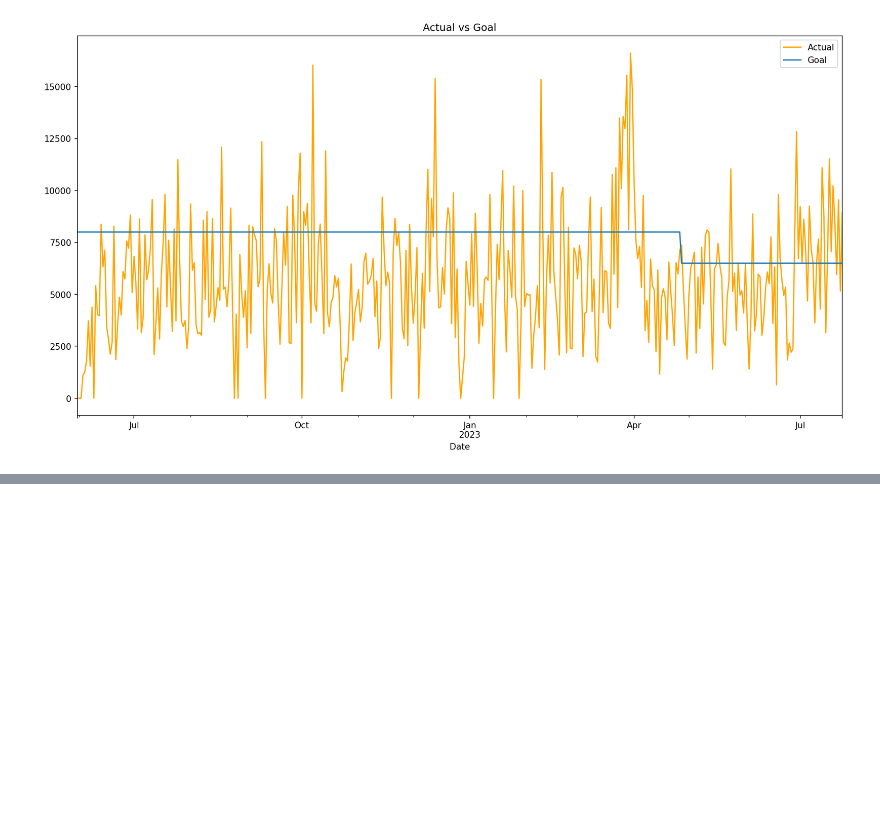
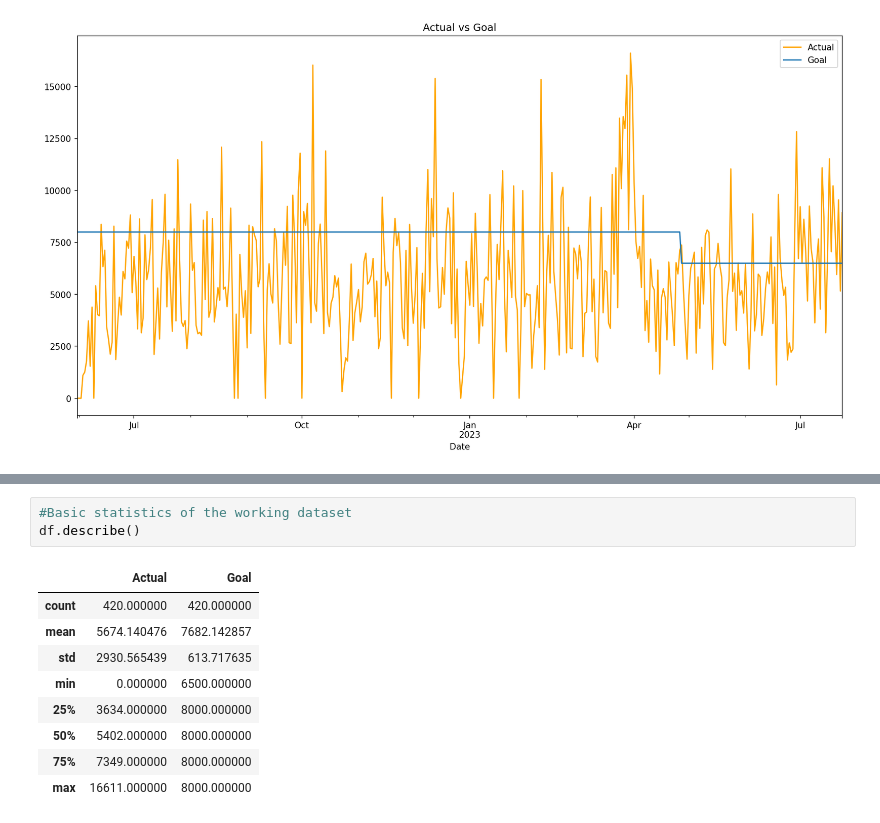
Before and after one commit to Genesis801/Time_Series_Forecasting, a Jupyter notebook: notebooks/work.ipynb, the cells around one changed output, grey strips where cells are left out. Saved outputs shown, nothing was run; the diff lists cells and outputs as text; blank space fills up the shorter version.

```diff
--- a/notebooks/work.ipynb
+++ b/notebooks/work.ipynb
@@ -84,0 +127,13 @@ plt.legend()
+# %%
+#Basic statistics of the working dataset
+df.describe()
+# %% [output]
+|  | Actual | Goal |
+| count | 420.000000 | 420.000000 |
+| mean | 5674.140476 | 7682.142857 |
+| std | 2930.565439 | 613.717635 |
+| min | 0.000000 | 6500.000000 |
+| 25% | 3634.000000 | 8000.000000 |
+| 50% | 5402.000000 | 8000.000000 |
+| 75% | 7349.000000 | 8000.000000 |
+| max | 16611.000000 | 8000.000000 |
```
Also changed, not shown: parts of 15 cells of this notebook.
